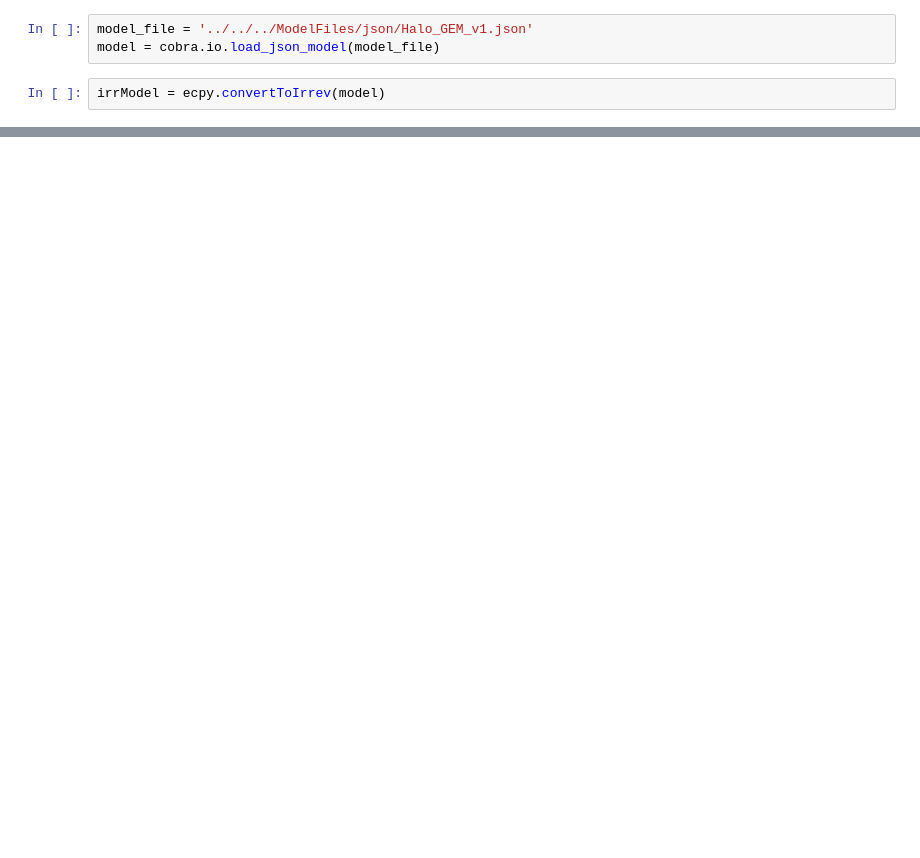
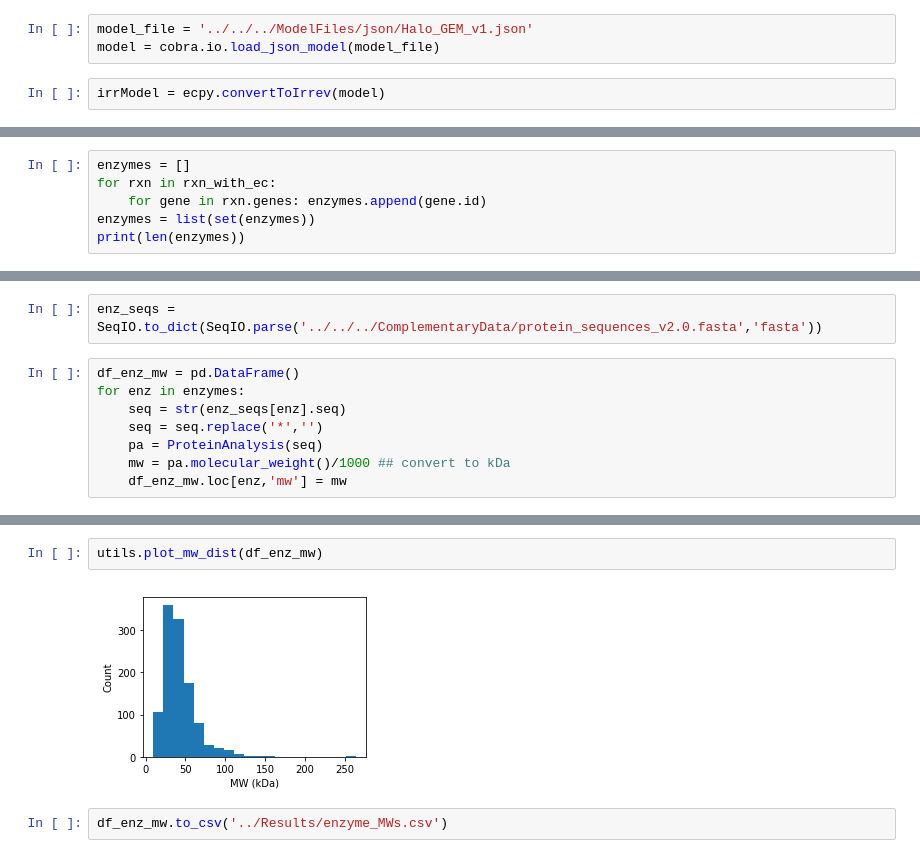
Before and after one commit to SysBioChalmers/Halo-GEM, a Jupyter notebook: ComplementaryScripts/EnzymeConstrainedModelRecon/Scripts/match_kcat_values_and_MWs.ipynb, the cells around one changed output, grey strips where cells are left out. Drawn from its saved outputs; the diff is of its cells as text; blank space fills up the shorter version.

```diff
--- a/ComplementaryScripts/EnzymeConstrainedModelRecon/Scripts/match_kcat_values.ipynb
+++ b/ComplementaryScripts/EnzymeConstrainedModelRecon/Scripts/match_kcat_values_and_MWs.ipynb
@@ -135,0 +139,6 @@ case_count
+# %%
+enzymes = []
+for rxn in rxn_with_ec:
+    for gene in rxn.genes: enzymes.append(gene.id)
+enzymes = list(set(enzymes))
+print(len(enzymes))
@@ -135,0 +147,10 @@ case_count
+# %%
+enz_seqs = SeqIO.to_dict(SeqIO.parse('../../../ComplementaryData/protein_sequences_v2.0.fasta','fasta'))
+# %%
+df_enz_mw = pd.DataFrame()
+for enz in enzymes:
+    seq = str(enz_seqs[enz].seq)
+    seq = seq.replace('*','')
+    pa = ProteinAnalysis(seq)
+    mw = pa.molecular_weight()/1000 ## convert to kDa
+    df_enz_mw.loc[enz,'mw'] = mw
@@ -135,0 +166,6 @@ case_count
+# %%
+utils.plot_mw_dist(df_enz_mw)
+# %% [output]
+[figure, added]
+# %%
+df_enz_mw.to_csv('../Results/enzyme_MWs.csv')
```
Also changed, not shown: parts of 20 cells of this notebook.
